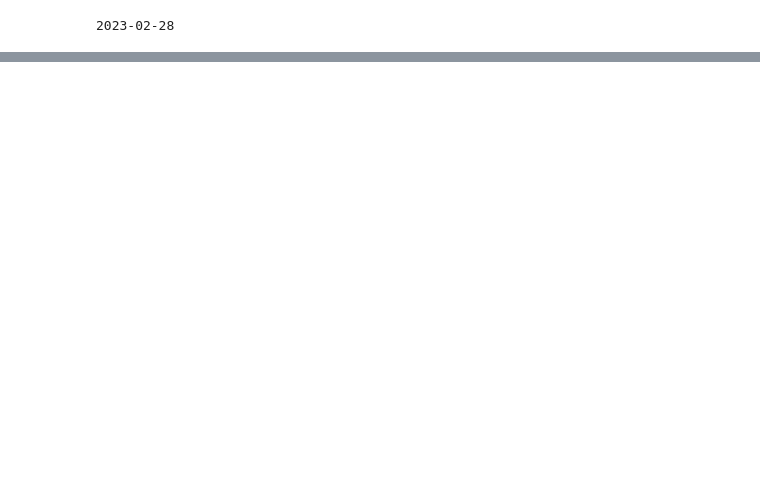
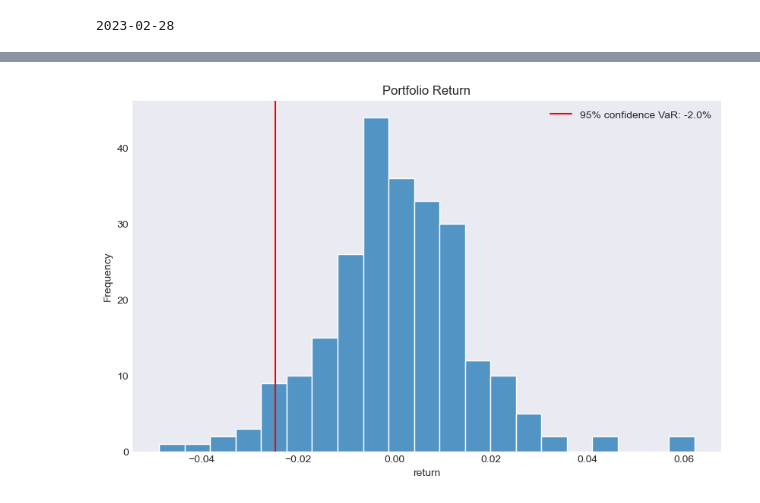
Before and after one commit to Eakkarat-Patt/qc-lseg-hackathon-2024, a Jupyter notebook: main.ipynb, the cells around one changed output, grey strips where cells are left out. Drawn from its saved outputs; the diff is of its cells as text; code cells hidden in the pictures; blank space fills up the shorter version.

```diff
--- a/main.ipynb
+++ b/main.ipynb
@@ -267,0 +332,3 @@ perf_df
+# %%
+weights_df_daily = stock_return_daily.copy()
+weights_df_daily
@@ -267,0 +350,4 @@ perf_df
+# %%
+weights_df_daily = weights_df_daily.loc[weights_df.index[0]:weights_df.index[-1]+relativedelta(months=1),weights_df.columns.to_list()]
+
+weights_df_daily
@@ -267,0 +385,10 @@ perf_df
+# %%
+for j in weights_df.columns.to_list():
+    print(j)
+    for i in range(len(weights_df)):
+        start_date = weights_df.index[i]
+        if i < len(weights_df) - 1:
+            end_date = weights_df.index[i + 1]
+        else:
+            end_date = start_date + relativedelta(months=1)
+        weights_df_daily.loc[start_date:end_date, j] = weights_df.loc[start_date, j]
@@ -267,0 +495,6 @@ perf_df
+# %%
+stock_return_daily_weight = pd.DataFrame()
+for i in weights_df:
+    stock_return_daily_weight[i] = weights_df_daily[i]*stock_return_daily[i]
+stock_return_daily_weight=stock_return_daily_weight.dropna()
+stock_return_daily_weight['SUM']=stock_return_daily_weight.sum(axis=1, numeric_only=True)
@@ -267,0 +524,14 @@ perf_df
+# %%
+var_start = '2021-01-31'
+var_end = '2022-01-31'
+var = rp.VaR_Hist(stock_return_daily_weight['SUM'], alpha=0.05)
+plt.figure(figsize=(10, 6))
+sns.histplot(stock_return_daily_weight['SUM'])
+plt.title('Portfolio Return')
+plt.xlabel('return')
+plt.ylabel('Frequency')
+plt.axvline(x=-var, color='red', linestyle='-', label=f'95% confidence VaR: -{round(var, 2)*100}%')
+plt.legend()
+plt.show()
+# %% [output]
+[figure, added]
```
Also changed, not shown: parts of 27 cells of this notebook, 8 other files.
